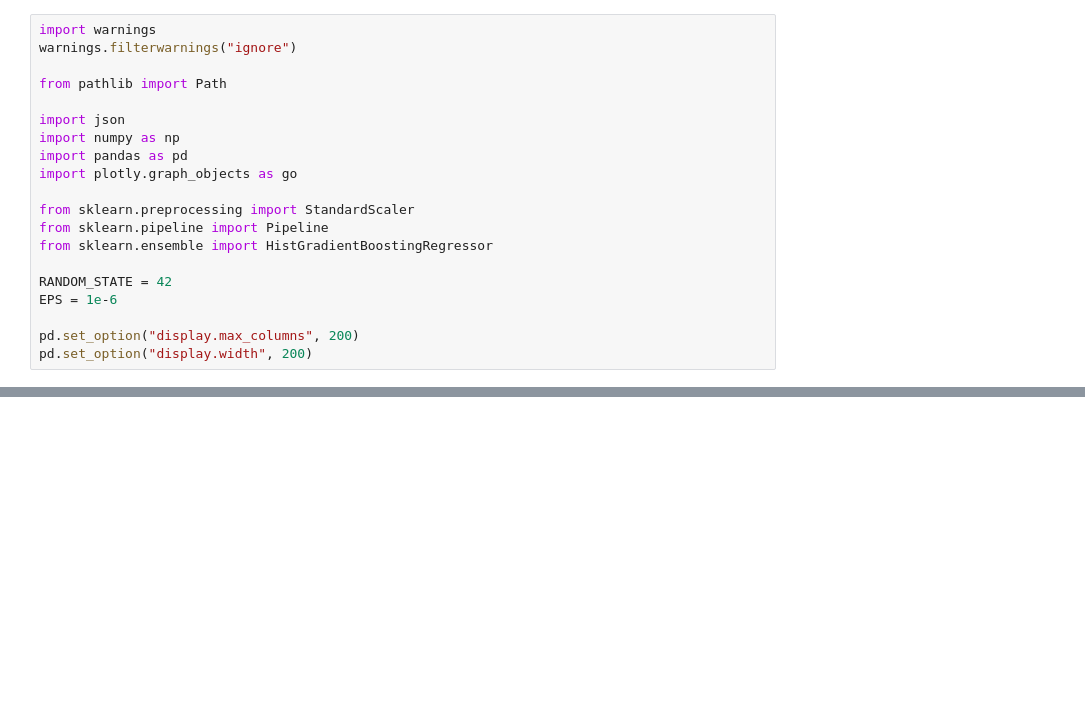
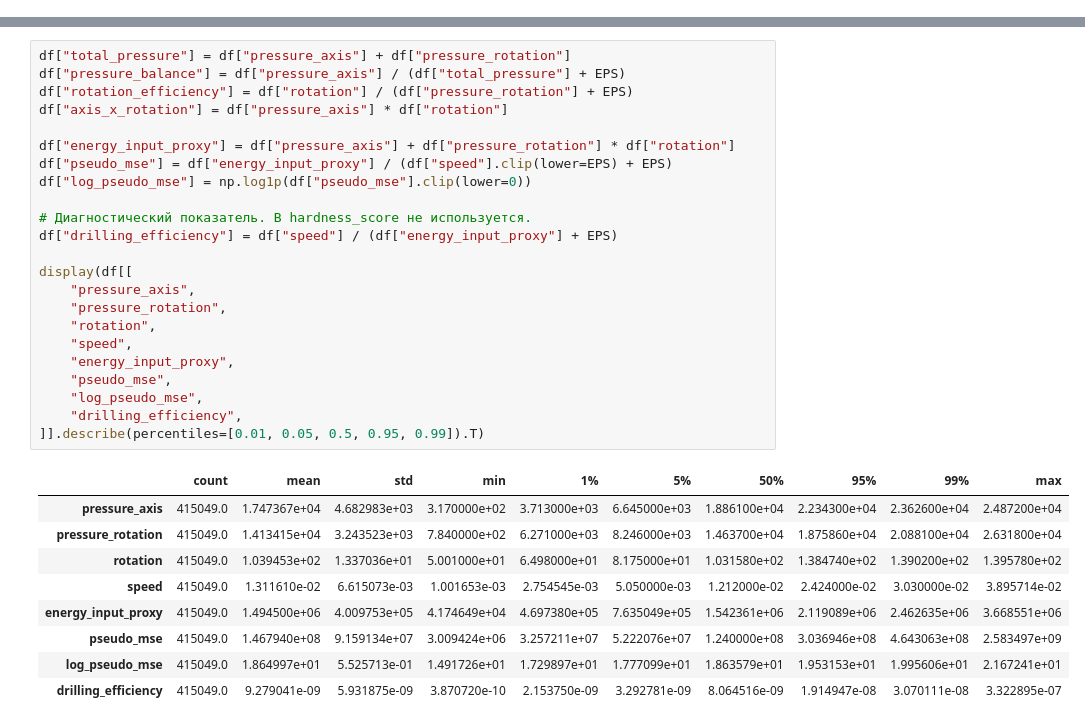
Before and after one commit to qa1roO/OptimalDrilling, a Jupyter notebook: notebooks/rock_energy_segment.ipynb, the cells around one changed output, grey strips where cells are left out. Cells and saved outputs as stored; diff of their text form; blank space fills up the shorter version.

```diff
--- a/notebooks/rock_energy_segment.ipynb
+++ b/notebooks/rock_energy_segment.ipynb
@@ -19,20 +0,0 @@ Notebook делает финальный упрощённый pipeline выде
-# %%
-import warnings
-warnings.filterwarnings("ignore")
-
-from pathlib import Path
-
-import json
-import numpy as np
-import pandas as pd
-import plotly.graph_objects as go
-
-from sklearn.preprocessing import StandardScaler
-from sklearn.pipeline import Pipeline
-from sklearn.ensemble import HistGradientBoostingRegressor
-
-RANDOM_STATE = 42
-EPS = 1e-6
-
-pd.set_option("display.max_columns", 200)
-pd.set_option("display.width", 200)
@@ -540,0 +116,33 @@ No expected-speed/residual model artifact is saved in this version.
+# %%
+df["total_pressure"] = df["pressure_axis"] + df["pressure_rotation"]
+df["pressure_balance"] = df["pressure_axis"] / (df["total_pressure"] + EPS)
+df["rotation_efficiency"] = df["rotation"] / (df["pressure_rotation"] + EPS)
+df["axis_x_rotation"] = df["pressure_axis"] * df["rotation"]
+
+df["energy_input_proxy"] = df["pressure_axis"] + df["pressure_rotation"] * df["rotation"]
+df["pseudo_mse"] = df["energy_input_proxy"] / (df["speed"].clip(lower=EPS) + EPS)
+df["log_pseudo_mse"] = np.log1p(df["pseudo_mse"].clip(lower=0))
+
+# Диагностический показатель. В hardness_score не используется.
+df["drilling_efficiency"] = df["speed"] / (df["energy_input_proxy"] + EPS)
+
+display(df[[
+    "pressure_axis",
+    "pressure_rotation",
+    "rotation",
+    "speed",
+    "energy_input_proxy",
+    "pseudo_mse",
+    "log_pseudo_mse",
+    "drilling_efficiency",
+]].describe(percentiles=[0.01, 0.05, 0.5, 0.95, 0.99]).T)
+# %% [output]
+|  | count | mean | std | min | 1% | 5% | 50% | 95% | 99% | max |
+| pressure_axis | 415049.0 | 1.747367e+04 | 4.682983e+03 | 3.170000e+02 | 3.713000e+03 | 6.645000e+03 | 1.886100e+04 | 2.234300e+04 | 2.362600e+04 | 2.487200e+04 |
+| pressure_rotation | 415049.0 | 1.413415e+04 | 3.243523e+03 | 7.840000e+02 | 6.271000e+03 | 8.246000e+03 | 1.463700e+04 | 1.875860e+04 | 2.088100e+04 | 2.631800e+04 |
+| rotation | 415049.0 | 1.039453e+02 | 1.337036e+01 | 5.001000e+01 | 6.498000e+01 | 8.175000e+01 | 1.031580e+02 | 1.384740e+02 | 1.390200e+02 | 1.395780e+02 |
+| speed | 415049.0 | 1.311610e-02 | 6.615073e-03 | 1.001653e-03 | 2.754545e-03 | 5.050000e-03 | 1.212000e-02 | 2.424000e-02 | 3.030000e-02 | 3.895714e-02 |
+| energy_input_proxy | 415049.0 | 1.494500e+06 | 4.009753e+05 | 4.174649e+04 | 4.697380e+05 | 7.635049e+05 | 1.542361e+06 | 2.119089e+06 | 2.462635e+06 | 3.668551e+06 |
+| pseudo_mse | 415049.0 | 1.467940e+08 | 9.159134e+07 | 3.009424e+06 | 3.257211e+07 | 5.222076e+07 | 1.240000e+08 | 3.036946e+08 | 4.643063e+08 | 2.583497e+09 |
+| log_pseudo_mse | 415049.0 | 1.864997e+01 | 5.525713e-01 | 1.491726e+01 | 1.729897e+01 | 1.777099e+01 | 1.863579e+01 | 1.953153e+01 | 1.995606e+01 | 2.167241e+01 |
+| drilling_efficiency | 415049.0 | 9.279041e-09 | 5.931875e-09 | 3.870720e-10 | 2.153750e-09 | 3.292781e-09 | 8.064516e-09 | 1.914947e-08 | 3.070111e-08 | 3.322895e-07 |
```
Also changed, not shown: parts of 36 cells of this notebook, 22 other files.
